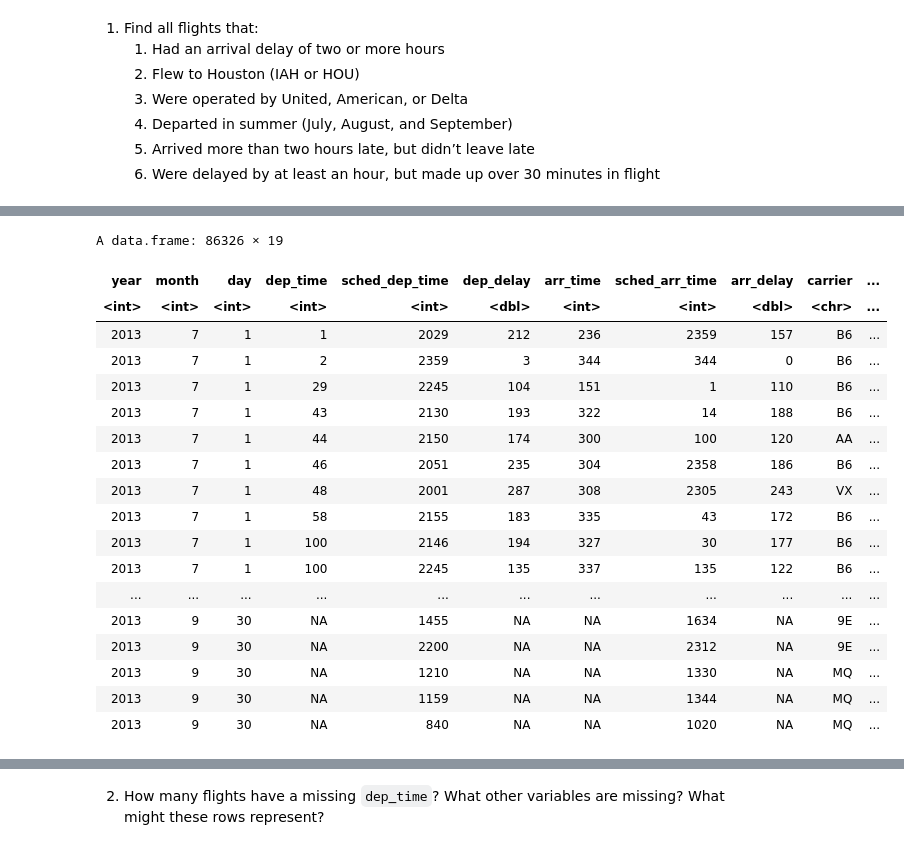
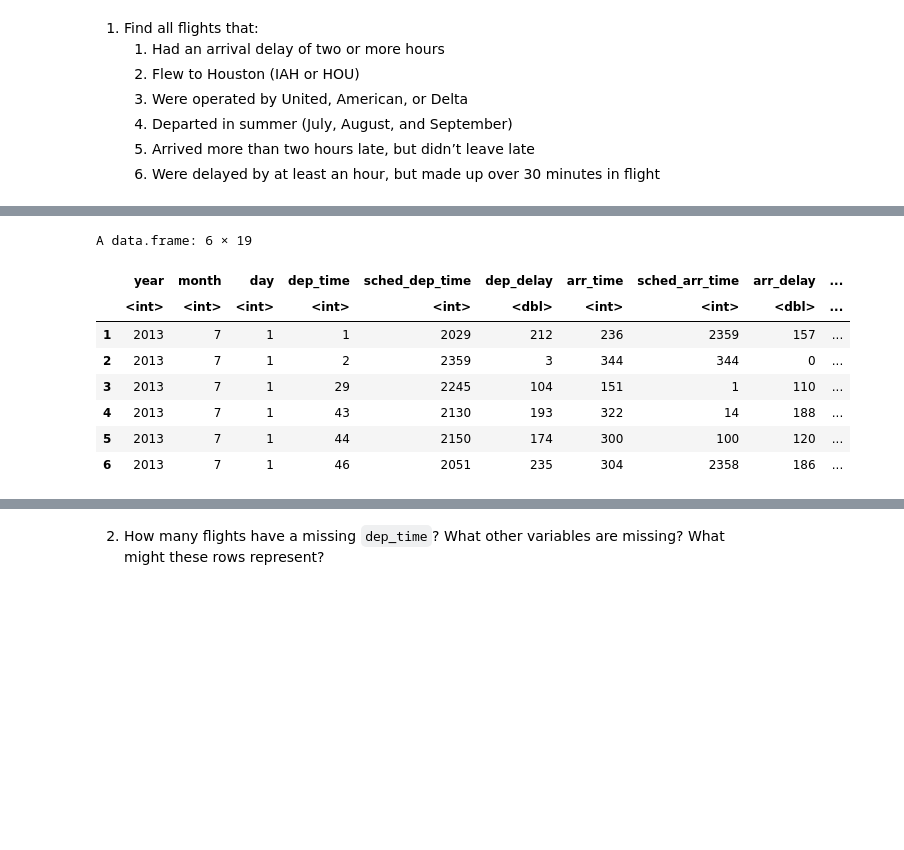
Before and after one commit to MathiasSchindlerCPH/BSE-T2-Data-Visualization-repo, a Jupyter notebook: PSET1/MSCH_PSET1_data-viz.ipynb, the cells around one changed output, grey strips where cells are left out. Saved outputs shown, nothing was run; the diff lists cells and outputs as text; code cells hidden in the pictures; blank space fills up the shorter version.

```diff
--- a/PSET1/MSCH_PSET1_data-viz.ipynb
+++ b/PSET1/MSCH_PSET1_data-viz.ipynb
@@ -165,25 +127,15 @@ A data.frame: 139504 × 19
 # %%
 # D. Departed in summer (July, August, and September)
-filter(df, month == 7 | month == 8 | month == 9)
+head(filter(df, month == 7 | month == 8 | month == 9))
 # %% [output]
-A data.frame: 86326 × 19
+A data.frame: 6 × 19
-| year | month | day | dep_time | sched_dep_time | dep_delay | arr_time | sched_arr_time | arr_delay | carrier | ... |
-| <int> | <int> | <int> | <int> | <int> | <dbl> | <int> | <int> | <dbl> | <chr> | ... |
-| 2013 | 7 | 1 | 1 | 2029 | 212 | 236 | 2359 | 157 | B6 | ... |
-| 2013 | 7 | 1 | 2 | 2359 | 3 | 344 | 344 | 0 | B6 | ... |
-| 2013 | 7 | 1 | 29 | 2245 | 104 | 151 | 1 | 110 | B6 | ... |
-| 2013 | 7 | 1 | 43 | 2130 | 193 | 322 | 14 | 188 | B6 | ... |
-| 2013 | 7 | 1 | 44 | 2150 | 174 | 300 | 100 | 120 | AA | ... |
-| 2013 | 7 | 1 | 46 | 2051 | 235 | 304 | 2358 | 186 | B6 | ... |
-| 2013 | 7 | 1 | 48 | 2001 | 287 | 308 | 2305 | 243 | VX | ... |
-| 2013 | 7 | 1 | 58 | 2155 | 183 | 335 | 43 | 172 | B6 | ... |
-| 2013 | 7 | 1 | 100 | 2146 | 194 | 327 | 30 | 177 | B6 | ... |
-| 2013 | 7 | 1 | 100 | 2245 | 135 | 337 | 135 | 122 | B6 | ... |
-| ... | ... | ... | ... | ... | ... | ... | ... | ... | ... | ... |
-| 2013 | 9 | 30 | NA | 1455 | NA | NA | 1634 | NA | 9E | ... |
-| 2013 | 9 | 30 | NA | 2200 | NA | NA | 2312 | NA | 9E | ... |
-| 2013 | 9 | 30 | NA | 1210 | NA | NA | 1330 | NA | MQ | ... |
-| 2013 | 9 | 30 | NA | 1159 | NA | NA | 1344 | NA | MQ | ... |
-| 2013 | 9 | 30 | NA | 840 | NA | NA | 1020 | NA | MQ | ... |
+|  | year | month | day | dep_time | sched_dep_time | dep_delay | arr_time | sched_arr_time | arr_delay | ... |
+|  | <int> | <int> | <int> | <int> | <int> | <dbl> | <int> | <int> | <dbl> | ... |
+| 1 | 2013 | 7 | 1 | 1 | 2029 | 212 | 236 | 2359 | 157 | ... |
+| 2 | 2013 | 7 | 1 | 2 | 2359 | 3 | 344 | 344 | 0 | ... |
+| 3 | 2013 | 7 | 1 | 29 | 2245 | 104 | 151 | 1 | 110 | ... |
+| 4 | 2013 | 7 | 1 | 43 | 2130 | 193 | 322 | 14 | 188 | ... |
+| 5 | 2013 | 7 | 1 | 44 | 2150 | 174 | 300 | 100 | 120 | ... |
+| 6 | 2013 | 7 | 1 | 46 | 2051 | 235 | 304 | 2358 | 186 | ... |
 # %%
 # E. Arrived more than two hours late, but didn’t leave late
```
Also changed, not shown: parts of 13 cells of this notebook.
